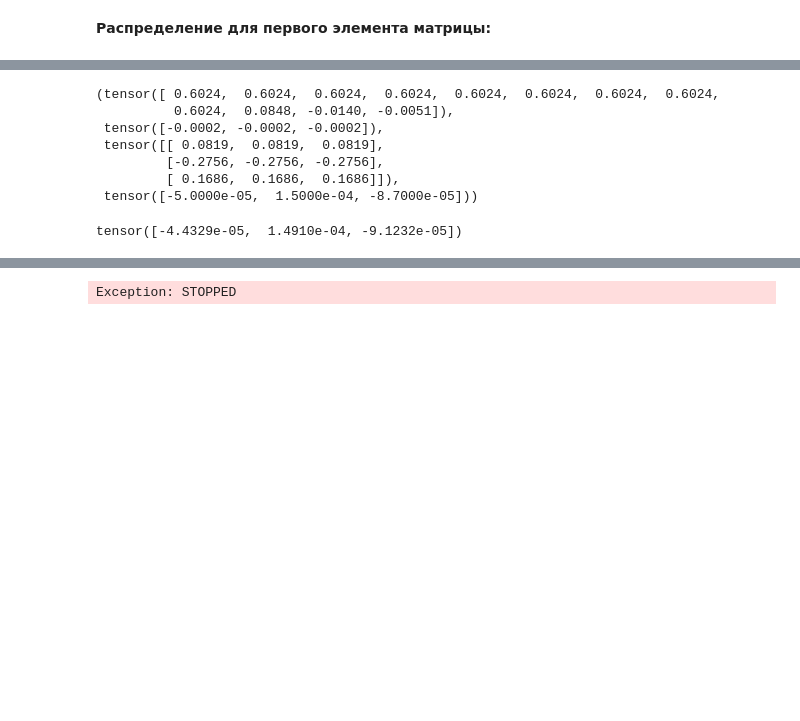
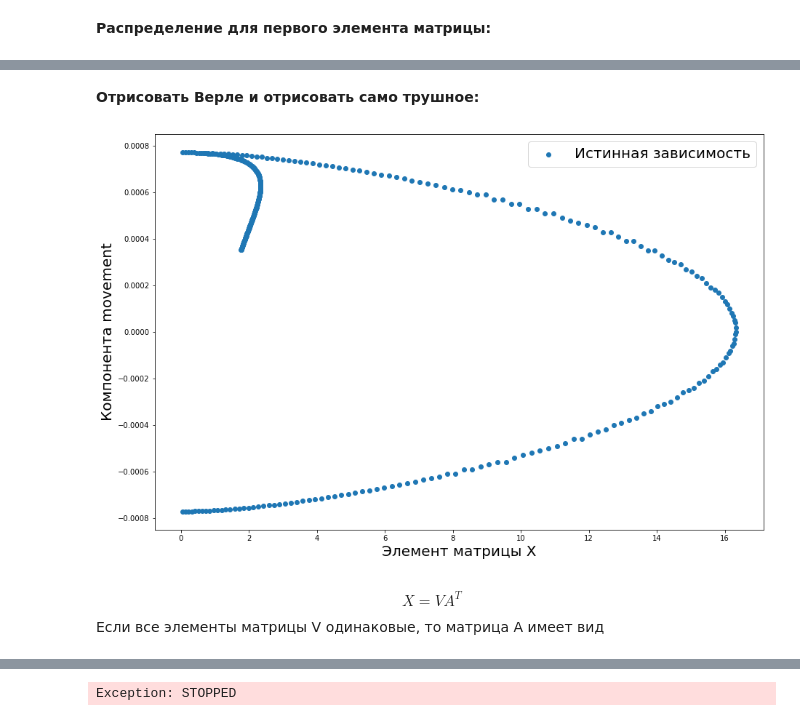
Before and after one commit to Alphonsce/Machine-learning-for-MD-project, a Jupyter notebook: python_notebook.ipynb, the cells around one changed output, grey strips where cells are left out. Drawn from its saved outputs; the diff is of its cells as text; code cells hidden in the pictures; blank space fills up the shorter version.

```diff
--- a/python_notebook.ipynb
+++ b/python_notebook.ipynb
@@ -728,15 +721,0 @@ None
-# %%
-t = dataset[0]
-t
-# %% [output]
-(tensor([ 0.6024,  0.6024,  0.6024,  0.6024,  0.6024,  0.6024,  0.6024,  0.6024,
-          0.6024,  0.0848, -0.0140, -0.0051]),
- tensor([-0.0002, -0.0002, -0.0002]),
- tensor([[ 0.0819,  0.0819,  0.0819],
-         [-0.2756, -0.2756, -0.2756],
-         [ 0.1686,  0.1686,  0.1686]]),
- tensor([-5.0000e-05,  1.5000e-04, -8.7000e-05]))
-# %%
-t[2] @ t[1]
-# %% [output]
-tensor([-4.4329e-05,  1.4910e-04, -9.1232e-05])
@@ -742,0 +724,26 @@ tensor([-4.4329e-05,  1.4910e-04, -9.1232e-05])
+# %%
+dataset1 = dataset.copy()
+# %%
+dataset = dataset1[:400]
+# %% [markdown]
+**Отрисовать Верле и отрисовать само трушное:**
+# %%
+X = (torch.stack([elem[0] for elem in dataset]))
+x11 = X[:, 0]
+x22 = X[:, 4]
+x33 = X[:, 8]
+
+Y_true = torch.stack([elem[1] for elem in dataset])
+
+plot_2d_result(
+    x11,
+    y_true=Y_true if len(dataset[0][1]) == 1 else Y_true[:, 0],
+    figsize=(15, 10)
+)
+# %% [output]
+[figure, added]
+# %% [markdown]
+$$
+X = V A^T
+$$
+Если все элементы матрицы V одинаковые, то матрица A имеет вид
```
Also changed, not shown: parts of 8 cells of this notebook, 6 other files.
